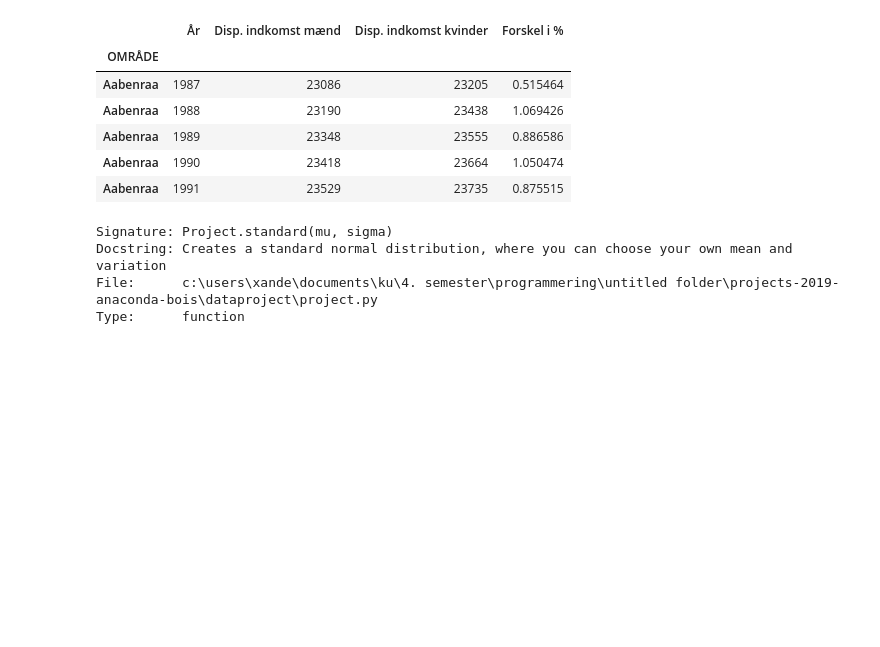
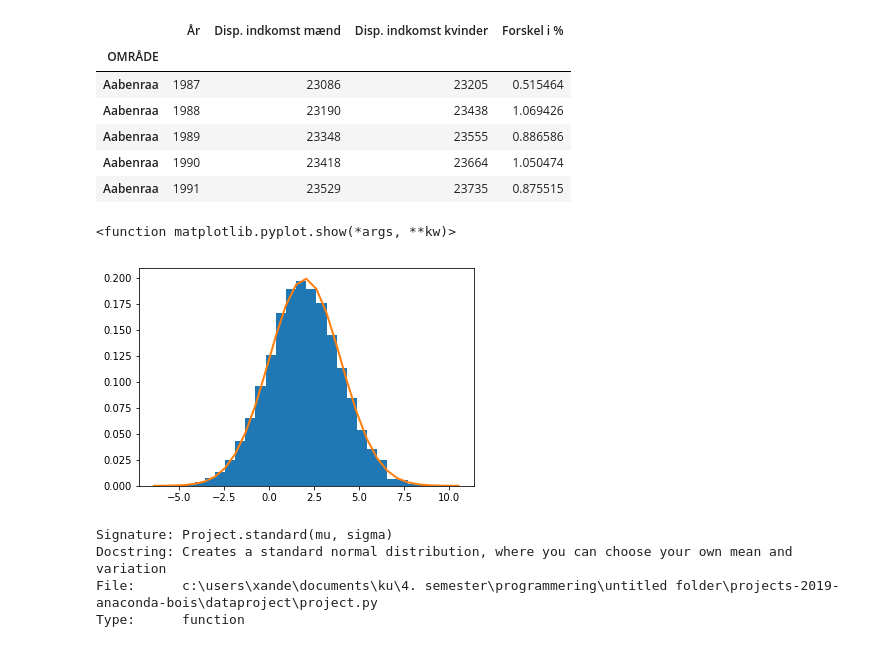
Before and after one commit to kzm266/projects-2019-anaconda-bois, a Jupyter notebook: dataproject/dataProject.ipynb, the cells around one changed output. Cells and saved outputs as stored; diff of their text form; code cells hidden in the pictures; blank space fills up the shorter version.

```diff
--- a/dataproject/dataProject.ipynb
+++ b/dataproject/dataProject.ipynb
@@ -23,6 +23,11 @@ Project.Endnu_pænere.head()
 | Aabenraa | 1989 | 23348 | 23555 | 0.886586 |
 | Aabenraa | 1990 | 23418 | 23664 | 1.050474 |
 | Aabenraa | 1991 | 23529 | 23735 | 0.875515 |
+# %%
+Project.standard(2,2)
+# %% [output]
+<function matplotlib.pyplot.show(*args, **kw)>
+[figure, added]
 # %%
 ?Project.standard
 # %% [output]
```
Also changed, not shown: 1 other file.
